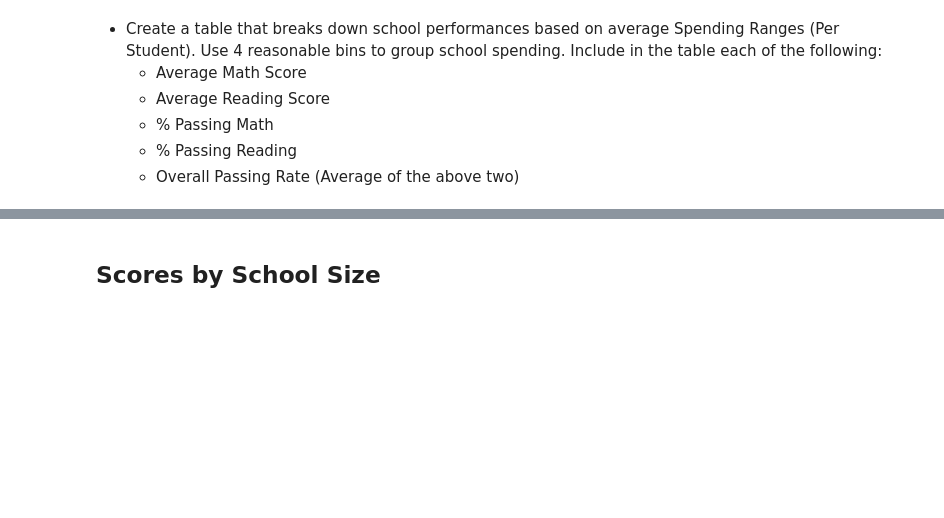
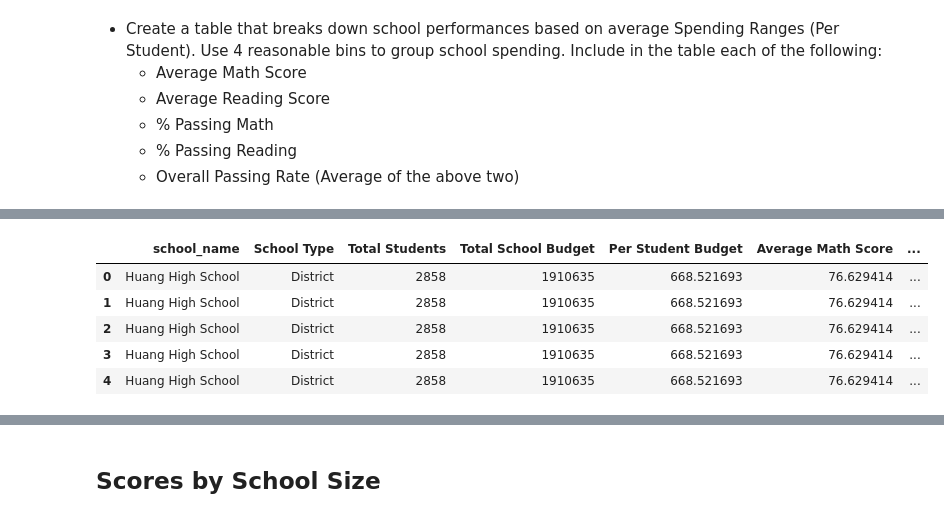
Before and after one commit to hamiltojogo/pandas-challenge, a Jupyter notebook: PyCitySchools_starter.ipynb, the cells around one changed output, grey strips where cells are left out. Drawn from its saved outputs; the diff is of its cells as text; code cells hidden in the pictures; blank space fills up the shorter version.

```diff
--- a/PyCitySchools_starter.ipynb
+++ b/PyCitySchools_starter.ipynb
@@ -795,0 +805,11 @@ Allreading_df
+# %%
+#combine needed dataframes
+SchoolSummary_StudentData_df = pd.merge(SchoolSummary_df,student_data, on= 'school_name', how= 'outer')
+SchoolSummary_StudentData_df.head()
+# %% [output]
+|  | school_name | School Type | Total Students | Total School Budget | Per Student Budget | Average Math Score | ... |
+| 0 | Huang High School | District | 2858 | 1910635 | 668.521693 | 76.629414 | ... |
+| 1 | Huang High School | District | 2858 | 1910635 | 668.521693 | 76.629414 | ... |
+| 2 | Huang High School | District | 2858 | 1910635 | 668.521693 | 76.629414 | ... |
+| 3 | Huang High School | District | 2858 | 1910635 | 668.521693 | 76.629414 | ... |
+| 4 | Huang High School | District | 2858 | 1910635 | 668.521693 | 76.629414 | ... |
```
Also changed, not shown: parts of 5 cells of this notebook.
